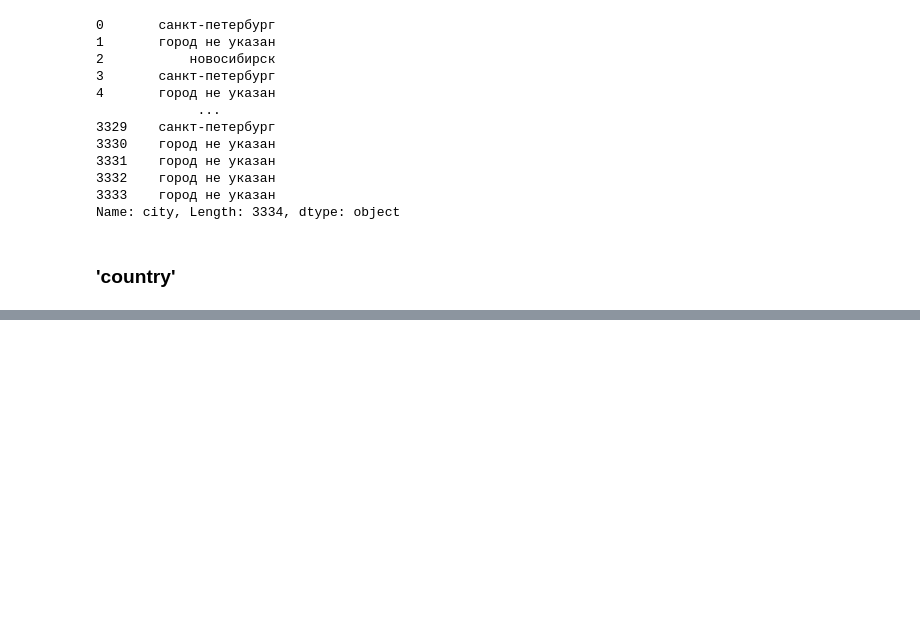
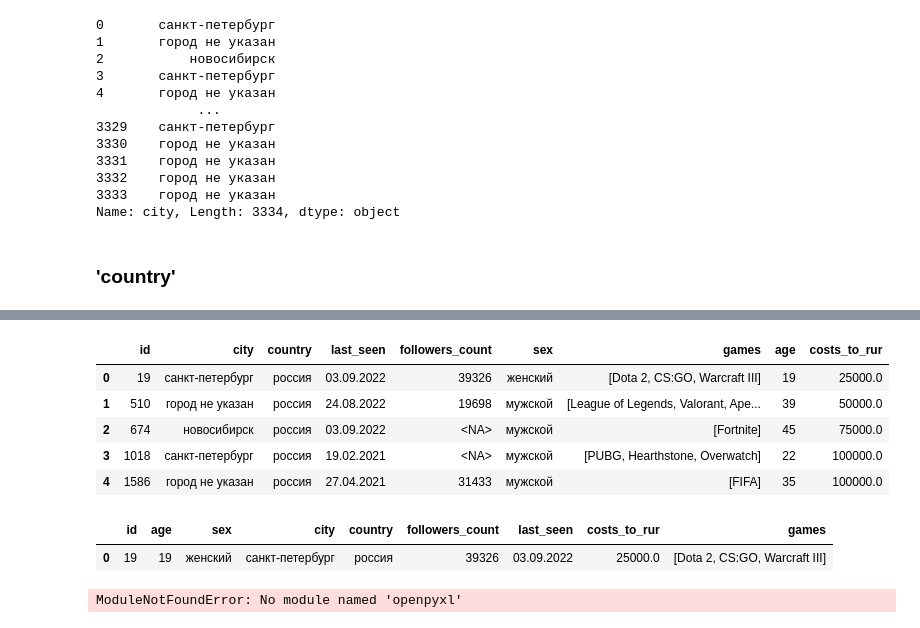
Before and after one commit to iKREISHI/learn-data-cleaning, a Jupyter notebook: src/pract1/data_cleaning.ipynb, the cells around one changed output, grey strips where cells are left out. Cells and saved outputs as stored; diff of their text form; code cells hidden in the pictures; blank space fills up the shorter version.

```diff
--- a/src/pract1/data_cleaning.ipynb
+++ b/src/pract1/data_cleaning.ipynb
@@ -1231,0 +1257,6 @@ Name: city, Length: 3334, dtype: object
+# %%
+# 40 уникальных значений по признаку 'country'
+# все значения на русском языке и нет повторяющихся, но написанных в разных регистрах
+# однако для удобства дальнейшего анализа также переведем значения в единый регистр букв
+df_copy.country = df_copy.country.str.lower()
+df_copy.country
@@ -1231,0 +1305,10 @@ Name: city, Length: 3334, dtype: object
+# %%
+# обзор содержания датасета
+df_copy.head()
+# %% [output]
+|  | id | city | country | last_seen | followers_count | sex | games | age | costs_to_rur |
+| 0 | 19 | санкт-петербург | россия | 03.09.2022 | 39326 | женский | [Dota 2, CS:GO, Warcraft III] | 19 | 25000.0 |
+| 1 | 510 | город не указан | россия | 24.08.2022 | 19698 | мужской | [League of Legends, Valorant, Ape... | 39 | 50000.0 |
+| 2 | 674 | новосибирск | россия | 03.09.2022 | <NA> | мужской | [Fortnite] | 45 | 75000.0 |
+| 3 | 1018 | санкт-петербург | россия | 19.02.2021 | <NA> | мужской | [PUBG, Hearthstone, Overwatch] | 22 | 100000.0 |
+| 4 | 1586 | город не указан | россия | 27.04.2021 | 31433 | мужской | [FIFA] | 35 | 100000.0 |
@@ -1231,0 +1320,12 @@ Name: city, Length: 3334, dtype: object
+# %%
+# контроль результата
+df_copy.head(1)
+# %% [output]
+|  | id | age | sex | city | country | followers_count | last_seen | costs_to_rur | games |
+| 0 | 19 | 19 | женский | санкт-петербург | россия | 39326 | 03.09.2022 | 25000.0 | [Dota 2, CS:GO, Warcraft III] |
+# %%
+# сохраним результаты в файл в формате xlsx,
+# при этом не записывая столбец с индексами, указав параметр index=False
+df_copy.to_excel('shop_users_clean.xlsx', index=False)
+# %% [output]
+ModuleNotFoundError: No module named 'openpyxl'
```
Also changed, not shown: parts of 7 cells of this notebook, 1 other file.
